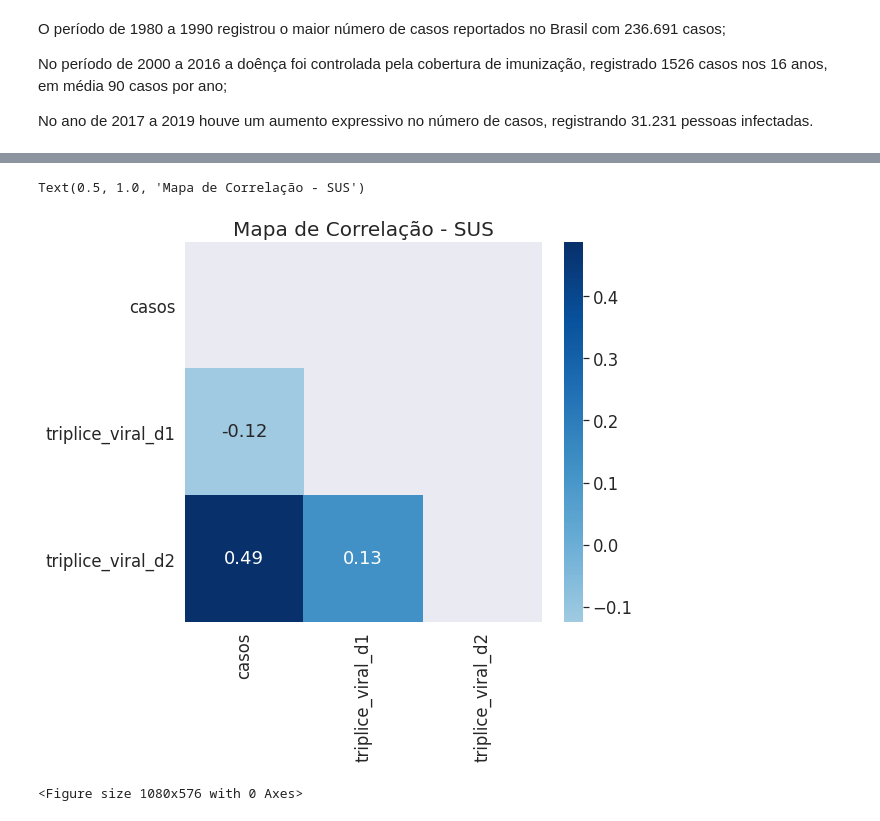
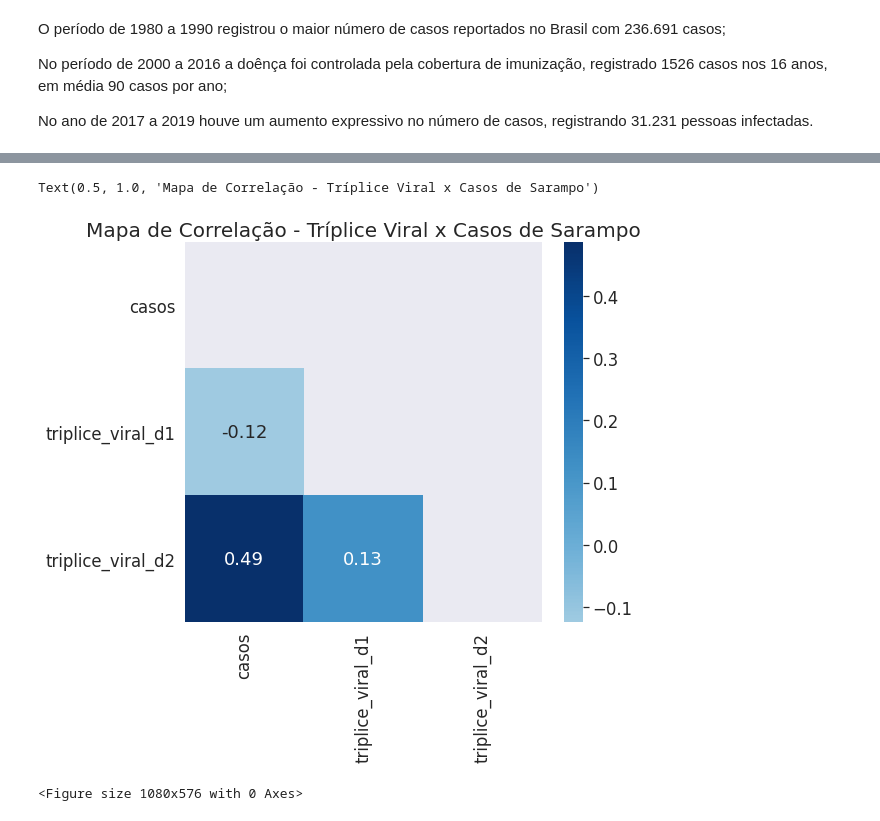
Before and after one commit to MarcosRMG/Bootcamp-Alura-Data-Science, a Jupyter notebook: Marcos_Galvao_desafio_2.ipynb, the cells around one changed output, grey strips where cells are left out. Drawn from its saved outputs; the diff is of its cells as text; code cells hidden in the pictures.

```diff
--- a/Marcos_Galvao_desafio_2.ipynb
+++ b/Marcos_Galvao_desafio_2.ipynb
@@ -758,11 +790,11 @@ mask[np.triu_indices_from(mask)] = True
 # %%
 plt.figure(figsize=(8, 7))
 sns.heatmap(sarampo_casos_imunizacao.corr(), cmap='Blues', annot=True, mask=mask,
             center=0)
-plt.title('Mapa de Correlação - SUS', fontsize=20)
+plt.title('Mapa de Correlação - Tríplice Viral x Casos de Sarampo', fontsize=20)
 # %% [output]
-Text(0.5, 1.0, 'Mapa de Correlação - SUS')
+Text(0.5, 1.0, 'Mapa de Correlação - Tríplice Viral x Casos de Sarampo')
-[figure, old version]
+[figure, new version]
 # %%
 plt.figure(figsize=(15, 8))
 sns.relplot(x='casos', y='triplice_viral_d1', data=sarampo_casos_imunizacao)
```
Also changed, not shown: parts of 20 cells of this notebook.
